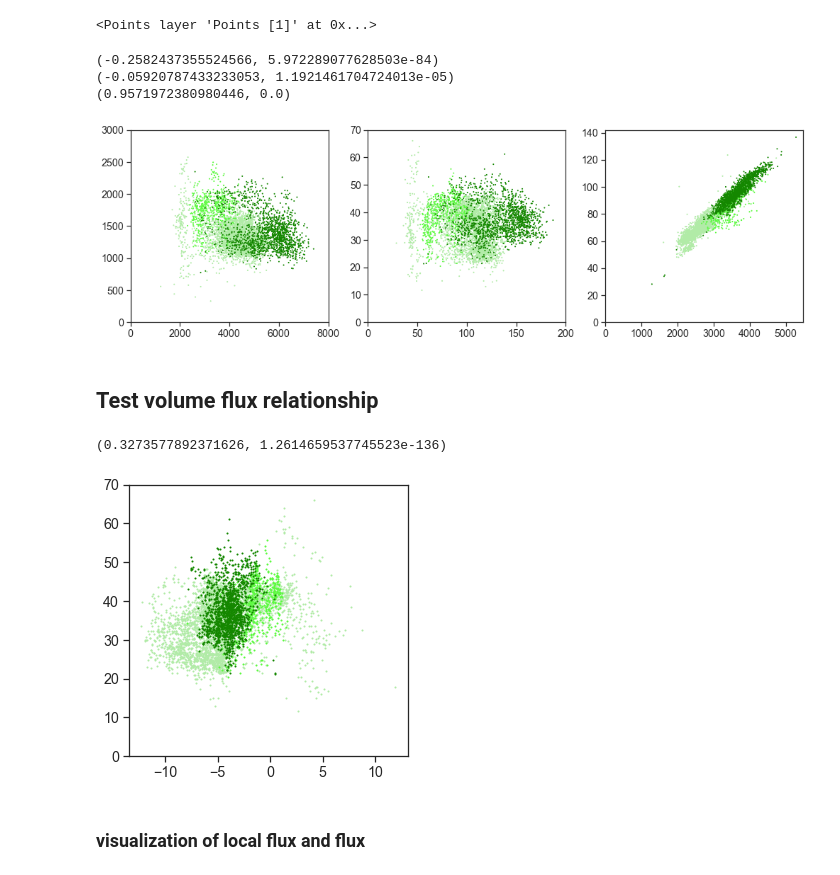
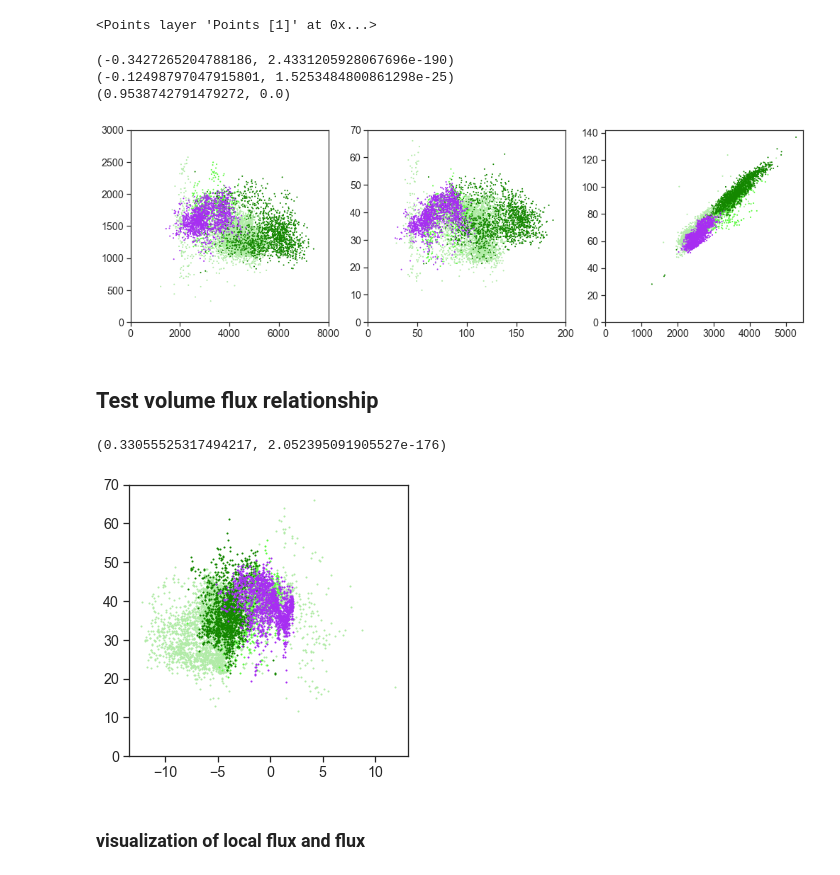
Before and after one commit to tatz-murakami/morphotrack, a Jupyter notebook: scripts/layer_wise_analysis.ipynb, the cells around one changed output. Drawn from its saved outputs; the diff is of its cells as text; code cells hidden in the pictures.

```diff
--- a/scripts/layer_wise_analysis.ipynb
+++ b/scripts/layer_wise_analysis.ipynb
@@ -93,7 +98,7 @@ def get_unique_number(list_of_array):
     unique_number = np.unique(sequence)
     return unique_number
 # %%
-track_set = 'track_01'
+track_set = 'track_v2'
 track_ds = tracks[track_set]
 
 scaling_factor = np.asarray([3,0.65,0.65])
@@ -109,7 +114,7 @@ viewer.add_image(track_ds.Total_warped)
 <Image layer 'Image' at 0x...>
 # %%
 # manual determine the position of the layer in d' space
-l_pos = np.asarray([0,44,130,205,224])
+l_pos = np.asarray([0,50,118,205,235])
 layers = ['layer12', 'layer3', 'layer456', 'wm']
 layer_position = {}
 for i, p in enumerate(l_pos[:-1]):
@@ -178,4 +183,5 @@ layer_infos = {
     'track_00':xr.open_dataset('/mnt/ampa_data01/tmurakami/220305_SMA_nuc_middlehuman/morphotrack/layer_info.nc').load(),
     'track_01':xr.open_dataset('/mnt/ampa_data01/tmurakami/220615_slc17a7_nuc_sma_human_03/morphotrack/layer_info.nc').load(),
     'track_02':xr.open_dataset('/mnt/ampa_data01/tmurakami/220715_prefrontal_q1_R01/morphotrack/layer_info.nc').load(),
+    'track_v2':xr.open_dataset('/mnt/ampa_data01/tmurakami/220806_visual_02_R01/morphotrack/layer_info.nc').load(),
 }
@@ -195,6 +190,7 @@ color_dict = {
     'track_00':'#b1eba7',
     'track_01':'#5dfa41',
     'track_02':'#148700',
+    'track_v2':'#a72ef2',
 }
 # %% [markdown]
 ## Visualization of count, thickness (and density)
@@ -271,42 +267,42 @@ viewer.add_points(tracks[track_set].Seeds.data, size=10, face_color=color_vis, e
 # %%
 col_counts = xr.concat(layer_infos.values(),dim='track').Counts#  / xr.concat(layer_infos.values(),dim='track').Thickness
 col_thickness = xr.concat(layer_infos.values(),dim='track').Thickness
 
 # get color map
 map_colors = np.zeros(col_counts.track.size)
 pos = np.cumsum([0]+[i.track.size for i in layer_infos.values()])
 for j, k in enumerate(pos[:-1]):
     map_colors[slice(pos[j],pos[j+1])]=j
-lut = dict(zip(np.unique(map_colors), ['#b1eba7','#5dfa41','#148700']))
+lut = dict(zip(np.unique(map_colors), color_dict.values()))
 map_colors = np.vectorize(lut.get)(map_colors)
 
 # without normalization
 
 fig, axs = plt.subplots(nrows=1, ncols=3, figsize=(17,5))
 axs[0].scatter(col_counts.sel(layer='layer456').data,col_counts.sel(layer='layer12').data,s=1,c=map_colors)
 axs[0].set_xlim([0,8000]); axs[0].set_ylim([0,3000])
 print(stats.pearsonr(col_counts.sel(layer='layer456').data,col_counts.sel(layer='layer12').data))
 
 axs[1].scatter(col_thickness.sel(layer='layer456').data,col_thickness.sel(layer='layer12').data,s=1,c=map_colors)
 axs[1].set_xlim([0,200]); axs[1].set_ylim([0,70])
 print(stats.pearsonr(col_thickness.sel(layer='layer456').data,col_thickness.sel(layer='layer12')))
 
 axs[2].scatter(col_counts.sel(layer='layer3').data,col_thickness.sel(layer='layer3').data,s=1,c=map_colors)
 axs[2].set_xlim(0); axs[2].set_ylim(0)
 print(stats.pearsonr(col_counts.sel(layer='layer3').data,col_thickness.sel(layer='layer3')))
 # plt.savefig('/home/tmurakami/Dropbox (Dropbox @RU)/19_publications/Fig5/correlation_plots.svg')
 # %% [output]
-(-0.2582437355524566, 5.972289077628503e-84)
-(-0.05920787433233053, 1.1921461704724013e-05)
-(0.9571972380980446, 0.0)
+(-0.3427265204788186, 2.4331205928067696e-190)
+(-0.12498797047915801, 1.5253484800861298e-25)
+(0.9538742791479272, 0.0)
-[figure, old version]
+[figure, new version]
 # %% [markdown]
 ## Test volume flux relationship
 # %%
 fig, axs = plt.subplots(nrows=1, ncols=1, figsize=(5,5))
 flux_l = []; counts_upper_l = []
 
-for track_set in ['track_00','track_01','track_02']: #
+for track_set in ['track_00','track_01','track_02','track_v2']: #
     border_time = layer_infos[track_set].Positions.sel(layer='layer456',slice='stop').data
     reference_time = layer_infos[track_set].Positions.sel(layer='layer12',slice='stop').data
 
@@ -334,8 +330,8 @@ for track_set in ['track_00','track_01','track_02']: #
 print(stats.pearsonr(np.hstack(flux_l), np.hstack(counts_upper_l)))
 # plt.savefig('/home/tmurakami/Dropbox (Dropbox @RU)/19_publications/Fig5/flux_upperthickness.svg')
 # %% [output]
-(0.3273577892371626, 1.2614659537745523e-136)
+(0.33055525317494217, 2.052395091905527e-176)
-[figure, old version]
+[figure, new version]
 # %% [markdown]
 ### visualization of local flux and flux
 # %%
```
Also changed, not shown: parts of 8 cells of this notebook, 9 other files.
